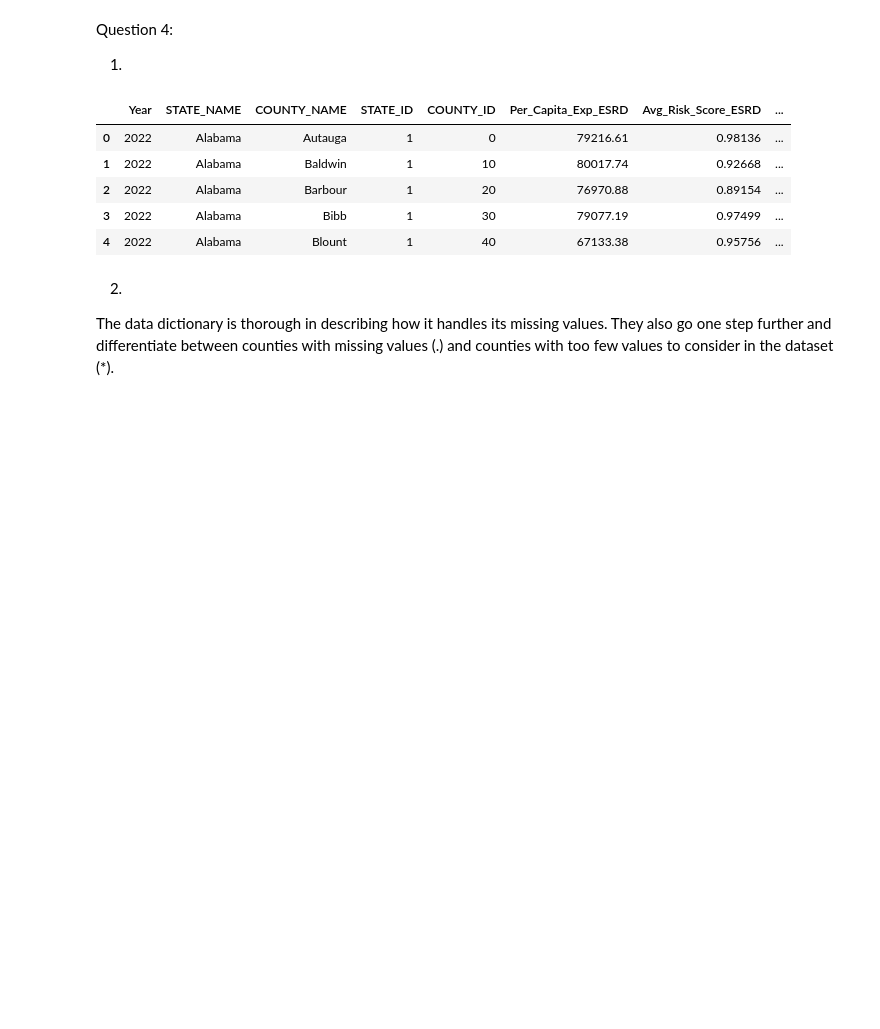
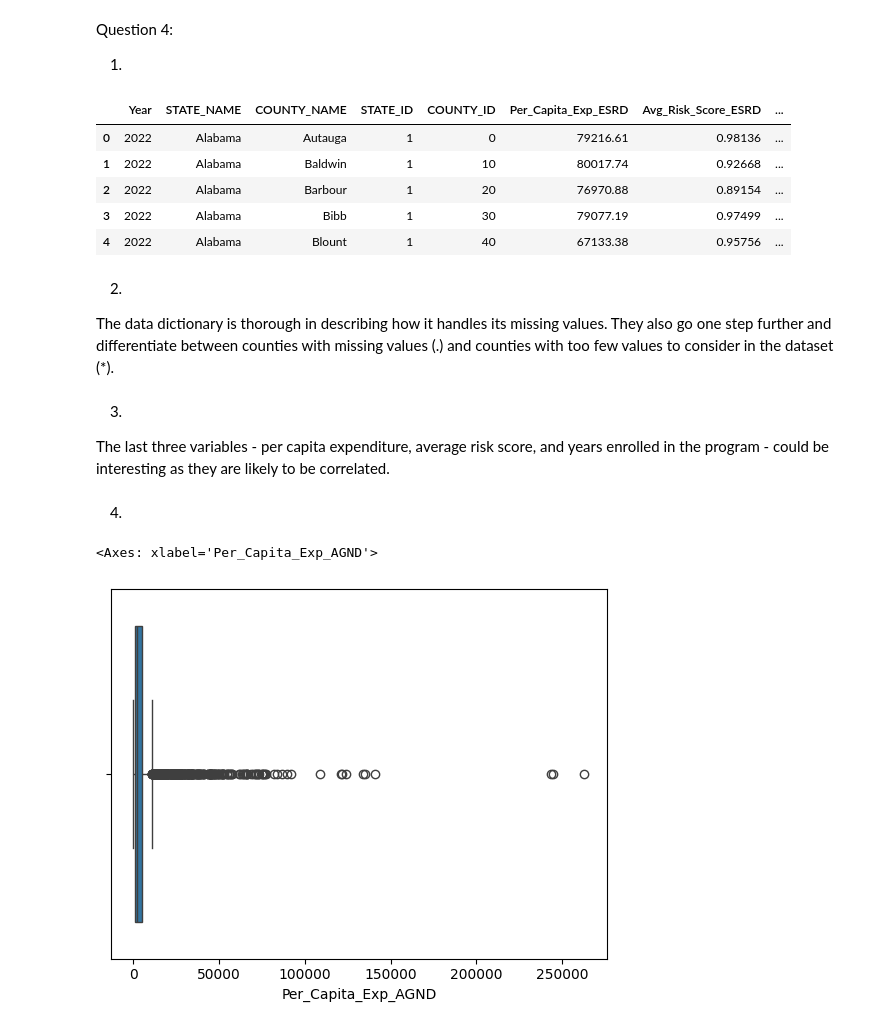
Before and after one commit to Nehach73/DS3001, a Jupyter notebook: EDA_visualization_assignment/EDA_visualization_assignment.ipynb, the cells around one changed output. Cells and saved outputs as stored; diff of their text form; code cells hidden in the pictures; blank space fills up the shorter version.

```diff
--- a/EDA_visualization_assignment/EDA_visualization_assignment.ipynb
+++ b/EDA_visualization_assignment/EDA_visualization_assignment.ipynb
@@ -224,3 +224,33 @@ df.head()
 # %% [markdown]
 2.
 The data dictionary is thorough in describing how it handles its missing values. They also go one step further and differentiate between counties with missing values (.) and counties with too few values to consider in the dataset (*).
+# %% [markdown]
+3.
+
+The last three variables - per capita expenditure, average risk score, and years enrolled in the program - could be interesting as they are likely to be correlated.
+# %%
+# converting the data to numeric values
+expenditure = df['Per_Capita_Exp_AGND']
+expenditure = expenditure.replace(['.', '*', np.nan])
+expenditure = pd.to_numeric(expenditure,errors='coerce')
+df['Per_Capita_Exp_AGND'] = expenditure
+del expenditure
+
+riskscore = df['Avg_Risk_Score_AGND']
+riskscore = riskscore.replace(['.', '*', np.nan])
+riskscore = pd.to_numeric(riskscore,errors='coerce')
+df['Avg_Risk_Score_AGND'] = riskscore
+del riskscore
+
+years = df['Person_Years_AGND']
+years = years.replace(['.', '*', np.nan])
+years = pd.to_numeric(years,errors='coerce')
+df['Person_Years_AGND'] = years
+del years
+# %% [markdown]
+4.
+# %%
+sns.boxplot(data = df,x = 'Per_Capita_Exp_AGND')
+# %% [output]
+<Axes: xlabel='Per_Capita_Exp_AGND'>
+[figure, added]
```
Also changed, not shown: parts of 11 cells of this notebook.
